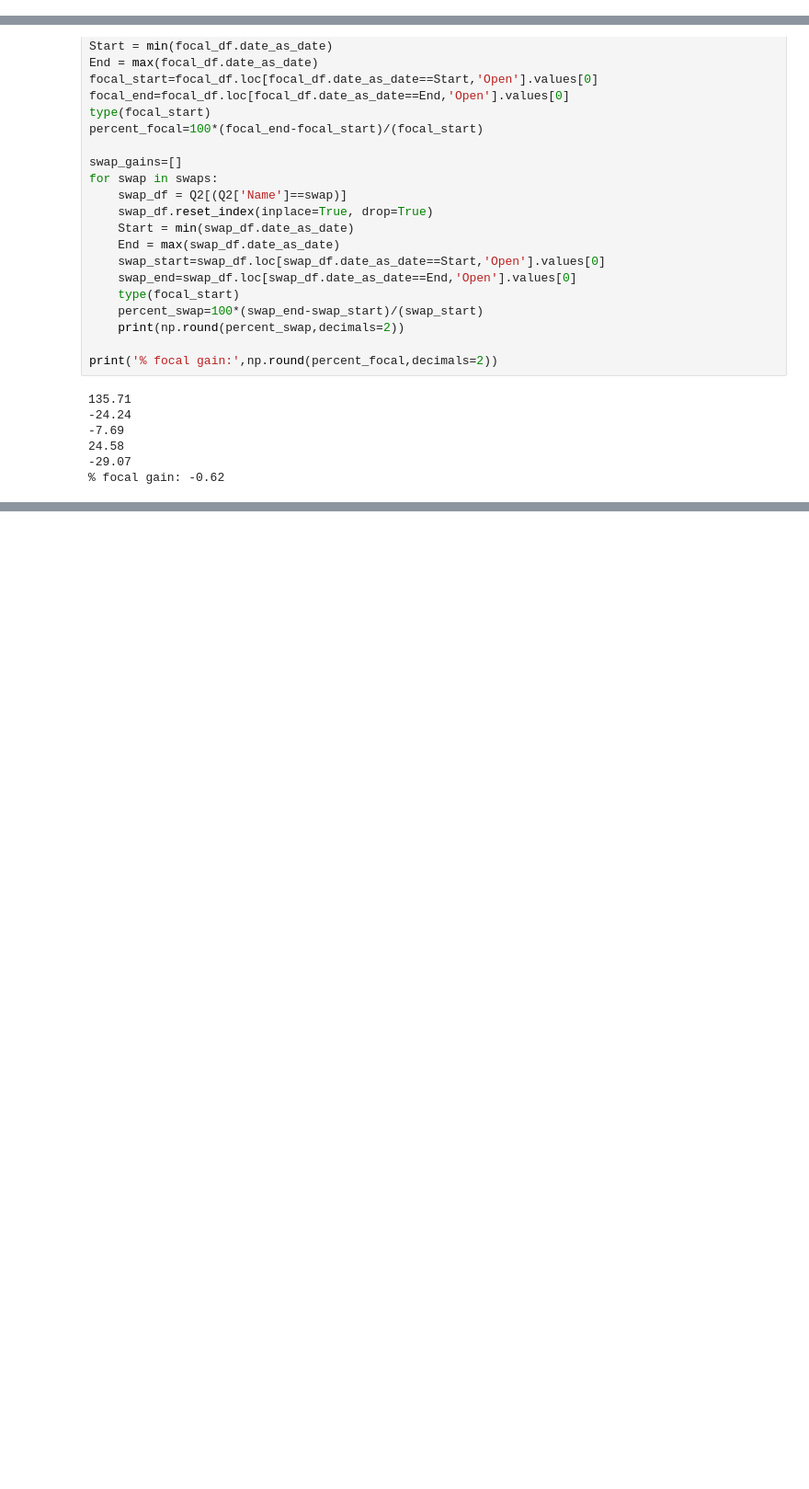
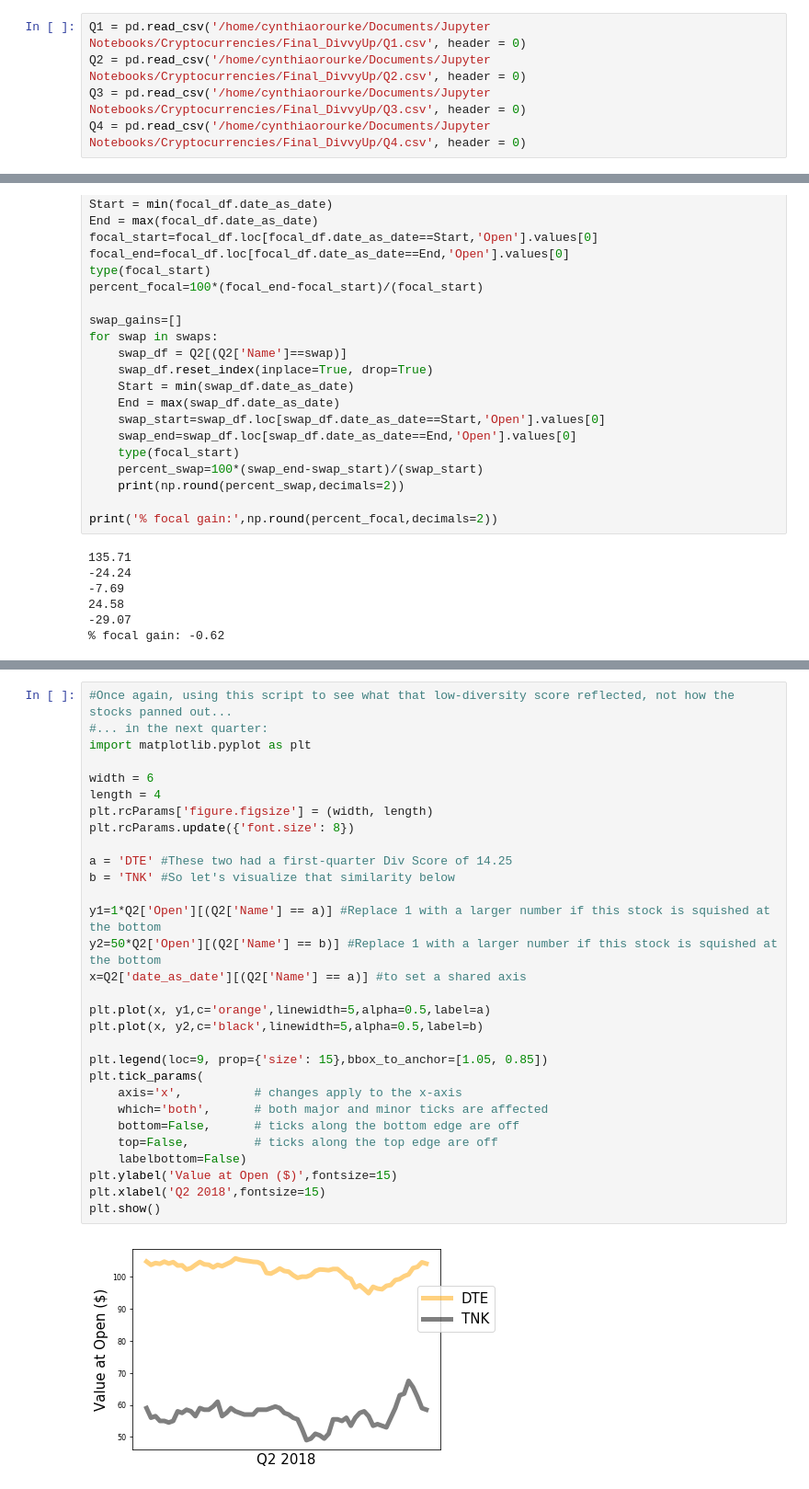
Before and after one commit to Cynthia-O/DivvyUp_public, a Jupyter notebook: Final_DivvyUp/DivvyUp.ipynb, the cells around one changed output, grey strips where cells are left out. Shown at 92% size. Cells and saved outputs as stored; diff of their text form; blank space fills up the shorter version.

Commit message:
tailored quarterly price floors & cleaned scripts

```diff
--- a/Final_DivvyUp/DivvyUp.ipynb
+++ b/Final_DivvyUp/DivvyUp.ipynb
@@ -141,0 +138,5 @@ Name: 0.75, dtype: float64
+# %%
+Q1 = pd.read_csv('/home/cynthiaorourke/Documents/Jupyter Notebooks/Cryptocurrencies/Final_DivvyUp/Q1.csv', header = 0)
+Q2 = pd.read_csv('/home/cynthiaorourke/Documents/Jupyter Notebooks/Cryptocurrencies/Final_DivvyUp/Q2.csv', header = 0)
+Q3 = pd.read_csv('/home/cynthiaorourke/Documents/Jupyter Notebooks/Cryptocurrencies/Final_DivvyUp/Q3.csv', header = 0)
+Q4 = pd.read_csv('/home/cynthiaorourke/Documents/Jupyter Notebooks/Cryptocurrencies/Final_DivvyUp/Q4.csv', header = 0)
@@ -417,0 +641,32 @@ plt.show()
+# %%
+#Once again, using this script to see what that low-diversity score reflected, not how the stocks panned out...
+#... in the next quarter:
+import matplotlib.pyplot as plt
+
+width = 6
+length = 4
+plt.rcParams['figure.figsize'] = (width, length)
+plt.rcParams.update({'font.size': 8})
+
+a = 'DTE' #These two had a first-quarter Div Score of 14.25
+b = 'TNK' #So let's visualize that similarity below
+
+y1=1*Q2['Open'][(Q2['Name'] == a)] #Replace 1 with a larger number if this stock is squished at the bottom
+y2=50*Q2['Open'][(Q2['Name'] == b)] #Replace 1 with a larger number if this stock is squished at the bottom
+x=Q2['date_as_date'][(Q2['Name'] == a)] #to set a shared axis
+
+plt.plot(x, y1,c='orange',linewidth=5,alpha=0.5,label=a)
+plt.plot(x, y2,c='black',linewidth=5,alpha=0.5,label=b)
+
+plt.legend(loc=9, prop={'size': 15},bbox_to_anchor=[1.05, 0.85])
+plt.tick_params(
+    axis='x',          # changes apply to the x-axis
+    which='both',      # both major and minor ticks are affected
+    bottom=False,      # ticks along the bottom edge are off
+    top=False,         # ticks along the top edge are off
+    labelbottom=False)
+plt.ylabel('Value at Open ($)',fontsize=15)
+plt.xlabel('Q2 2018',fontsize=15)
+plt.show()
+# %% [output]
+[figure, added]
```
Also changed, not shown: parts of 29 cells of this notebook.
